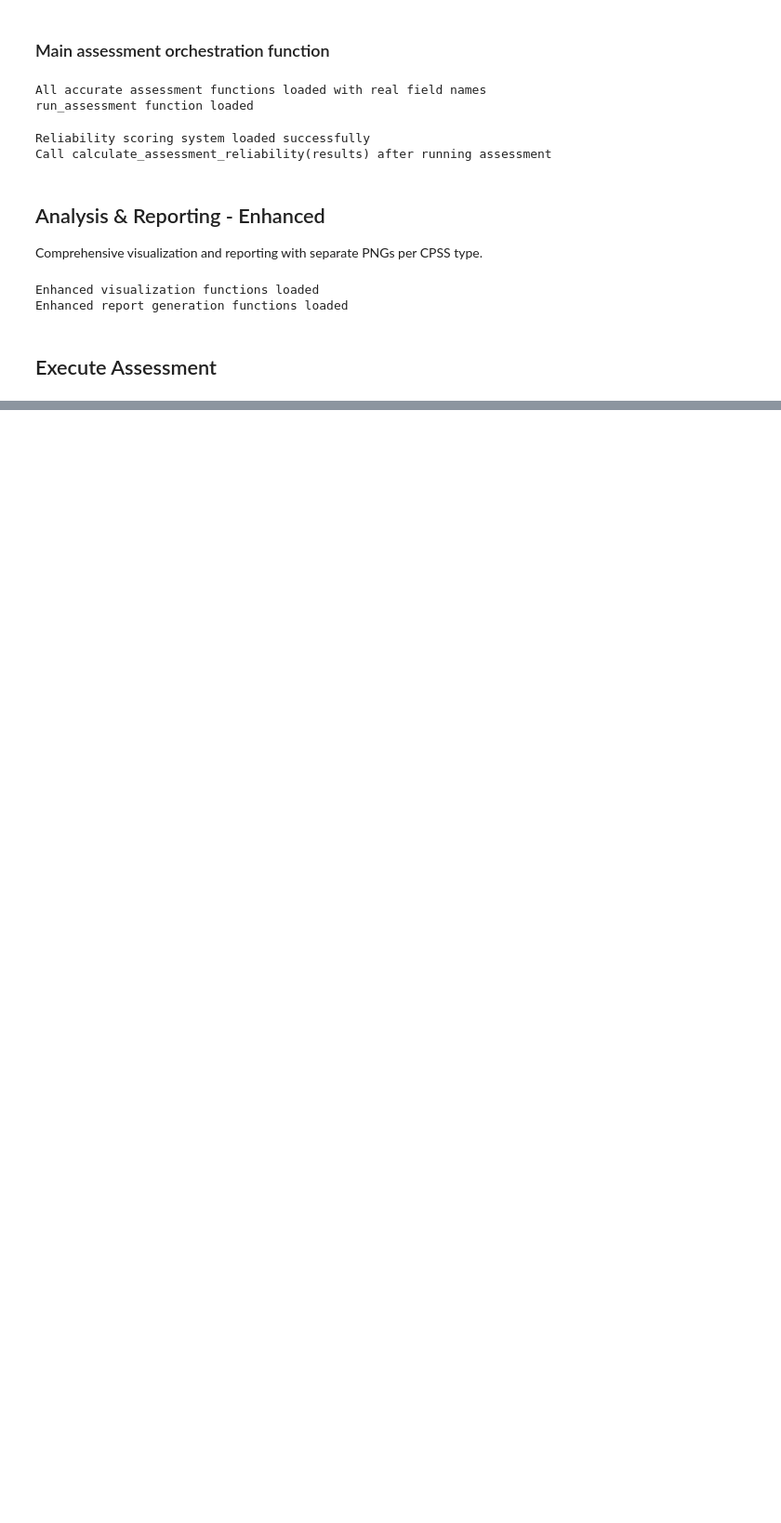
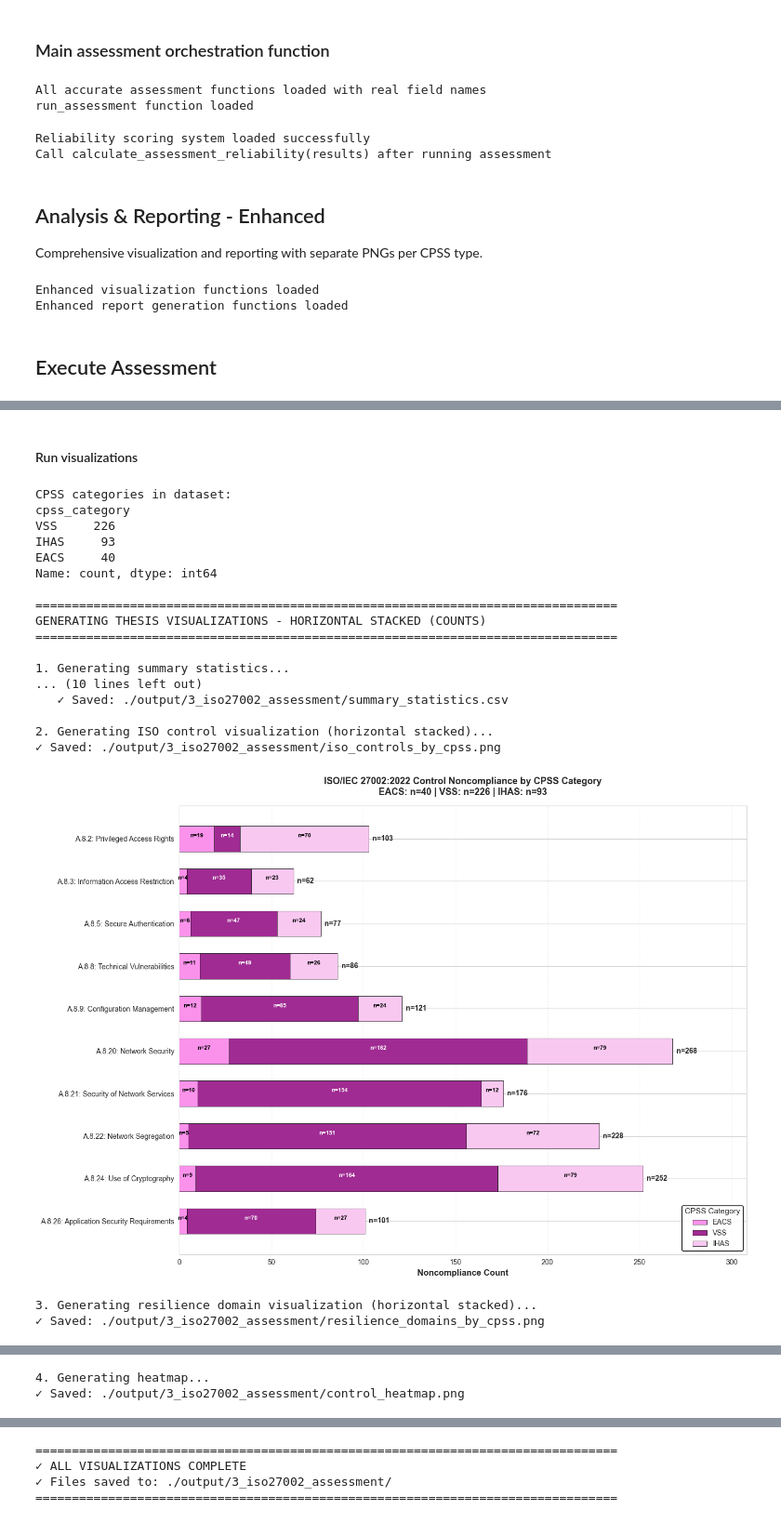
Before and after one commit to akaBetsy/cpss, a Jupyter notebook: 9_cpss_iso_analyses.ipynb, the cells around one changed output, grey strips where cells are left out. Shown at 93% size. Drawn from its saved outputs; the diff is of its cells as text; code cells hidden in the pictures; blank space fills up the shorter version.

```diff
--- a/9_cpss_iso_analyses.ipynb
+++ b/9_cpss_iso_analyses.ipynb
@@ -5916,0 +6381,33 @@ Running 11 control assessments
+# %% [markdown]
+#### Run visualizations
+# %%
+# Add cpss_category column from cpss_primary_category
+results_df['cpss_category'] = results_df['cpss_primary_category']
+
+# Check the categories
+print("CPSS categories in dataset:")
+print(results_df['cpss_category'].value_counts())
+
+# Now generate visualizations
+viz_data = generate_all_visualizations(results_df)
+# %% [output]
+CPSS categories in dataset:
+cpss_category
+VSS     226
+IHAS     93
+EACS     40
+Name: count, dtype: int64
+
+================================================================================
+GENERATING THESIS VISUALIZATIONS - HORIZONTAL STACKED (COUNTS)
+================================================================================
+
+1. Generating summary statistics...
+... (10 lines left out)
+   ✓ Saved: ./output/3_iso27002_assessment/summary_statistics.csv
+
+2. Generating ISO control visualization (horizontal stacked)...
+✓ Saved: ./output/3_iso27002_assessment/iso_controls_by_cpss.png
+[figure, added]
+3. Generating resilience domain visualization (horizontal stacked)...
+✓ Saved: ./output/3_iso27002_assessment/resilience_domains_by_cpss.png
@@ -5916,0 +6415,2 @@ Running 11 control assessments
+4. Generating heatmap...
+✓ Saved: ./output/3_iso27002_assessment/control_heatmap.png
@@ -5916,0 +6418,4 @@ Running 11 control assessments
+================================================================================
+✓ ALL VISUALIZATIONS COMPLETE
+✓ Files saved to: ./output/3_iso27002_assessment/
+================================================================================
```
Also changed, not shown: parts of 7 cells of this notebook.
